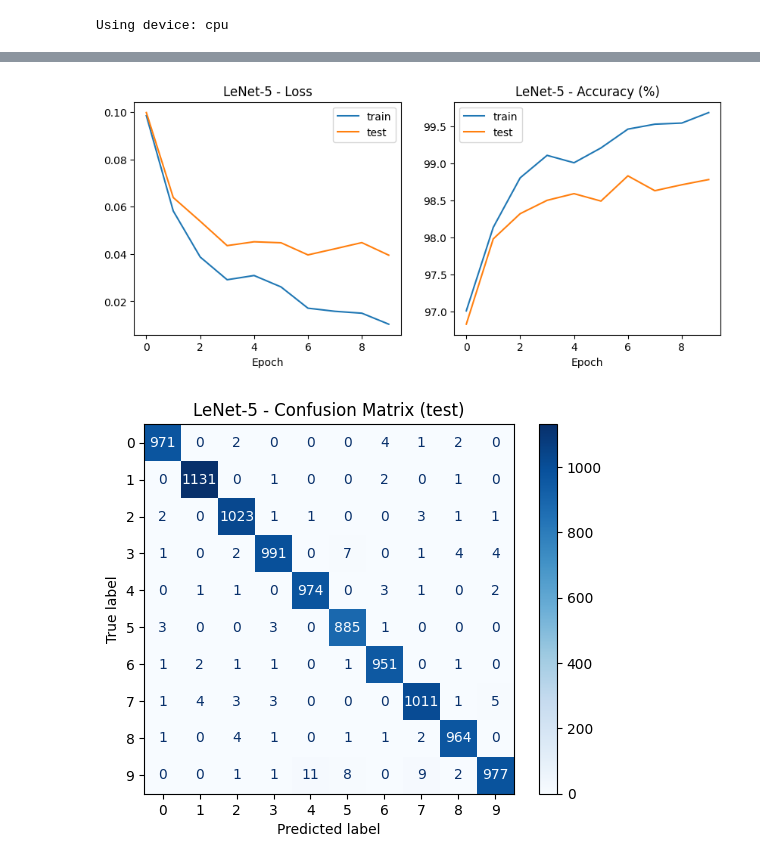
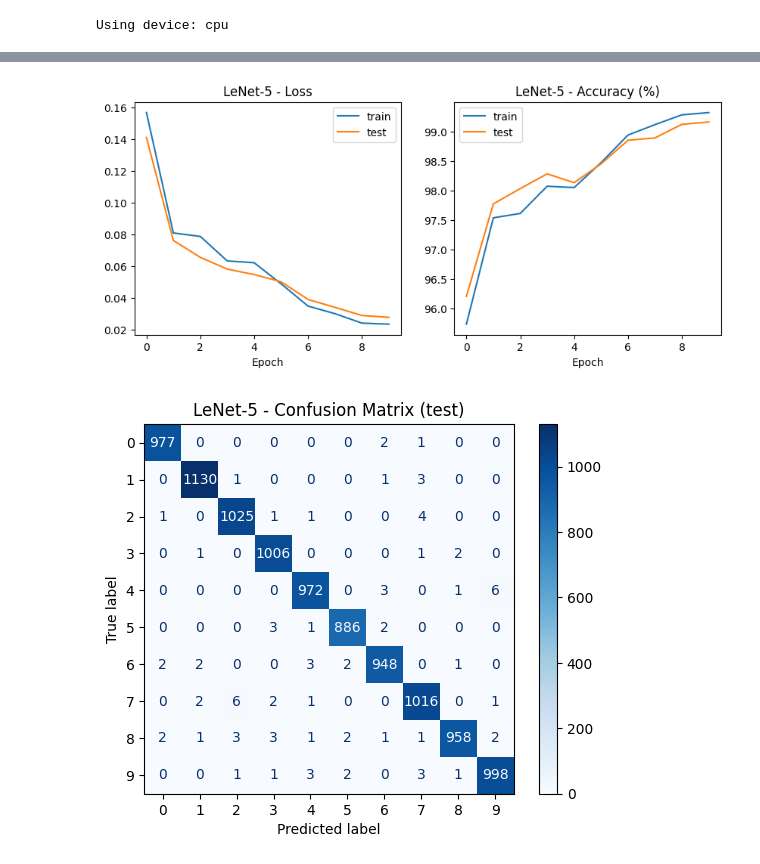
Before and after one commit to Dulith-Kavinda/EN3160-Assignment-3-on-Neural-Networks, a Jupyter notebook: Q2.ipynb, the cells around one changed output, grey strips where cells are left out. Cells and saved outputs as stored; diff of their text form; code cells hidden in the pictures.

```diff
--- a/Q2.ipynb
+++ b/Q2.ipynb
@@ -7,18 +11,28 @@ import torchvision
 import torchvision.transforms as transforms
 import matplotlib.pyplot as plt
 from sklearn.metrics import confusion_matrix, ConfusionMatrixDisplay
+# %%
+
+SEED = 42
+random.seed(SEED); np.random.seed(SEED); torch.manual_seed(SEED)
+
+device = torch.device("cuda" if torch.cuda.is_available() else "cpu")
+print("Using device:", device)
+
+norm = transforms.Normalize((0.1307,), (0.3081,))
+
+train_tf = transforms.Compose([
+    transforms.RandomAffine(degrees=10, translate=(0.1, 0.1), scale=(0.9, 1.1)),
+    transforms.ToTensor(), norm])
+eval_tf = transforms.Compose([transforms.ToTensor(), norm])
+# %% [output]
+Using device: cpu
 # %%
 
-device = torch.device("cuda" if torch.cuda.is_available() else "cpu")
-print("Using device:", device)
+train_set = torchvision.datasets.MNIST('./data1', train=True, download=False, transform=train_tf)
+train_eval_set = torchvision.datasets.MNIST('./data1', train=True, download=False, transform=eval_tf)
+test_set = torchvision.datasets.MNIST('./data1', train=False, download=True, transform=eval_tf)
 
-mnist_tf = transforms.Compose([transforms.ToTensor(),
-                               transforms.Normalize((0.1307,), (0.3081,))])
-train_set = torchvision.datasets.MNIST('./data1', train=True, download=True,
-                                       transform=mnist_tf)
-test_set = torchvision.datasets.MNIST('./data1', train=False, download=True,
-                                      transform=mnist_tf)
 trainloader = torch.utils.data.DataLoader(train_set, batch_size=64, shuffle=True)
+train_eval_loader = torch.utils.data.DataLoader(train_eval_set, batch_size=1000, shuffle=False)
 testloader = torch.utils.data.DataLoader(test_set, batch_size=1000, shuffle=False)
-# %% [output]
-Using device: cpu
@@ -103,17 +121,12 @@ def train_model(model, epochs=10, lr=1e-3):
 # %%
+
 
 def plot_history(hist, name):
     fig, ax = plt.subplots(1, 2, figsize=(10, 4))
-    ax[0].plot(hist["train_loss"], label="train")
-    ax[0].plot(hist["test_loss"], label="test")
-    ax[0].set_title(f"{name} - Loss")
-    ax[0].set_xlabel("Epoch")
-    ax[0].legend()
-    ax[1].plot(hist["train_acc"], label="train")
-    ax[1].plot(hist["test_acc"], label="test")
-    ax[1].set_title(f"{name} - Accuracy (%)")
-    ax[1].set_xlabel("Epoch")
-    ax[1].legend()
+    ax[0].plot(hist["train_loss"], label="train"); ax[0].plot(hist["test_loss"], label="test")
+    ax[0].set_title(f"{name} - Loss"); ax[0].set_xlabel("Epoch"); ax[0].legend()
+    ax[1].plot(hist["train_acc"], label="train"); ax[1].plot(hist["test_acc"], label="test")
+    ax[1].set_title(f"{name} - Accuracy (%)"); ax[1].set_xlabel("Epoch"); ax[1].legend()
     plt.show()
 
 
@@ -125,6 +138,7 @@ def show_confusion(model, name):
     plt.show()
 
 
+torch.manual_seed(SEED)
 lenet = LeNet5()
 lenet_hist = train_model(lenet, epochs=10)
 plot_history(lenet_hist, "LeNet-5")
@@ -143,4 +157,4 @@ Epoch 10/10 | train loss 0.0103 acc 99.68% | test loss 0.0395 acc 98.78%
-[figure, old version]
+[figure, new version]
-[figure, old version]
+[figure, new version]
 # %%
 
```
Also changed, not shown: parts of 9 cells of this notebook, 6 other files.
